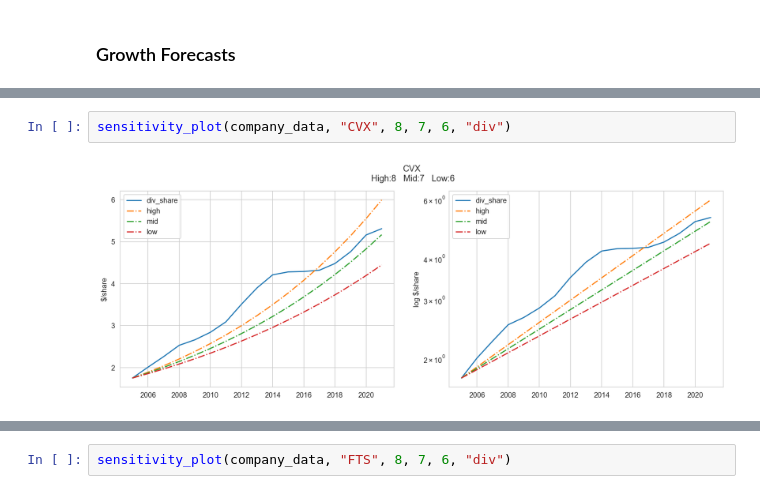
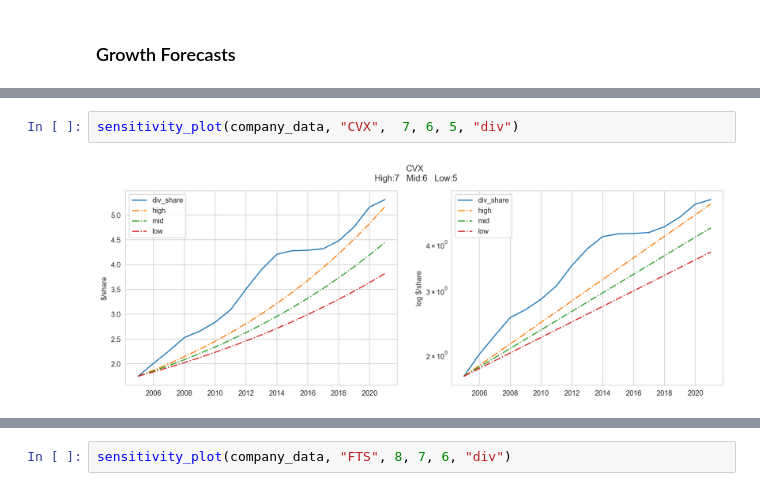
Before and after one commit to nomalet/investing, a Jupyter notebook: notebooks/2 Forecasts for Dividends.ipynb, the cells around one changed output, grey strips where cells are left out. Drawn from its saved outputs; the diff is of its cells as text.

```diff
--- a/notebooks/2 Forecasts for Dividends.ipynb
+++ b/notebooks/2 Forecasts for Dividends.ipynb
@@ -146,7 +150,7 @@ sensitivity_plot(company_data, "BTB-UN.TO", 15, 10, 5, "div")
 [interactive output not drawn]
 # %%
-sensitivity_plot(company_data, "CVX", 8, 7, 6, "div")
+sensitivity_plot(company_data, "CVX",  7, 6, 5, "div")
 # %% [output]
-[figure, old version]
+[figure, new version]
 [interactive output not drawn]
 # %%
```
Also changed, not shown: parts of 8 cells of this notebook, 8 other files.
